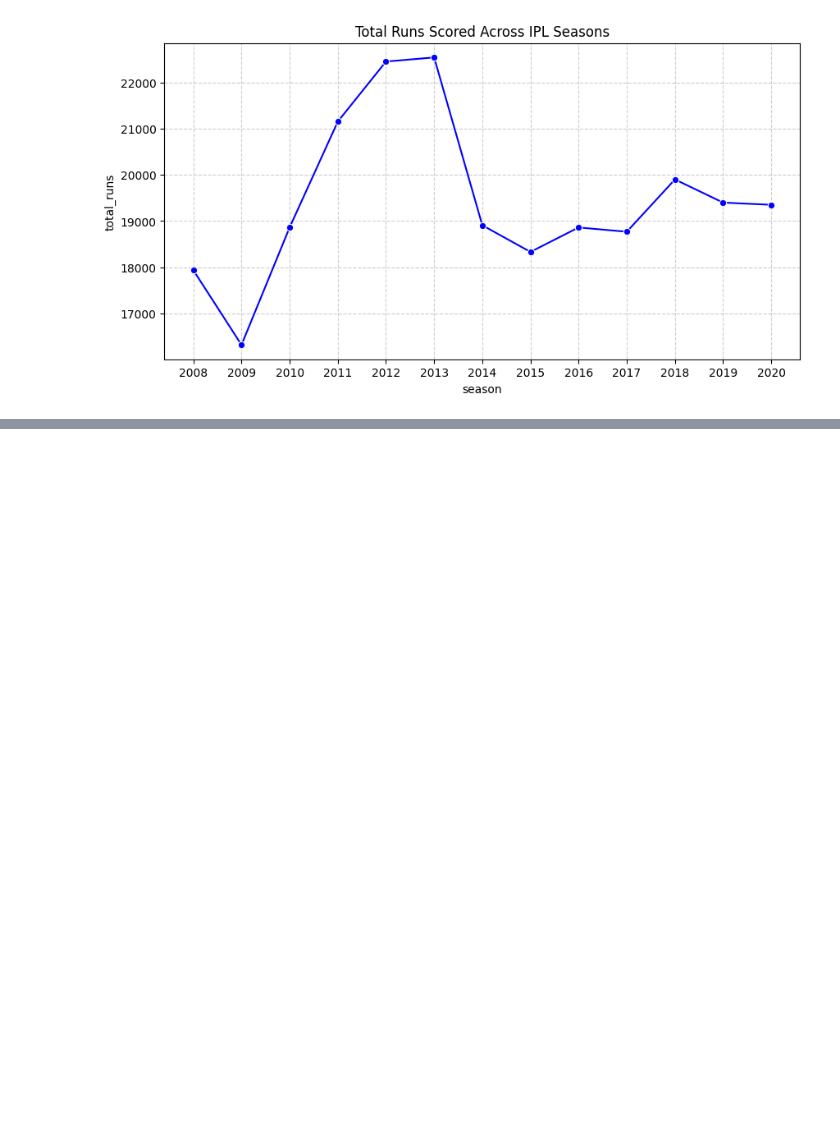
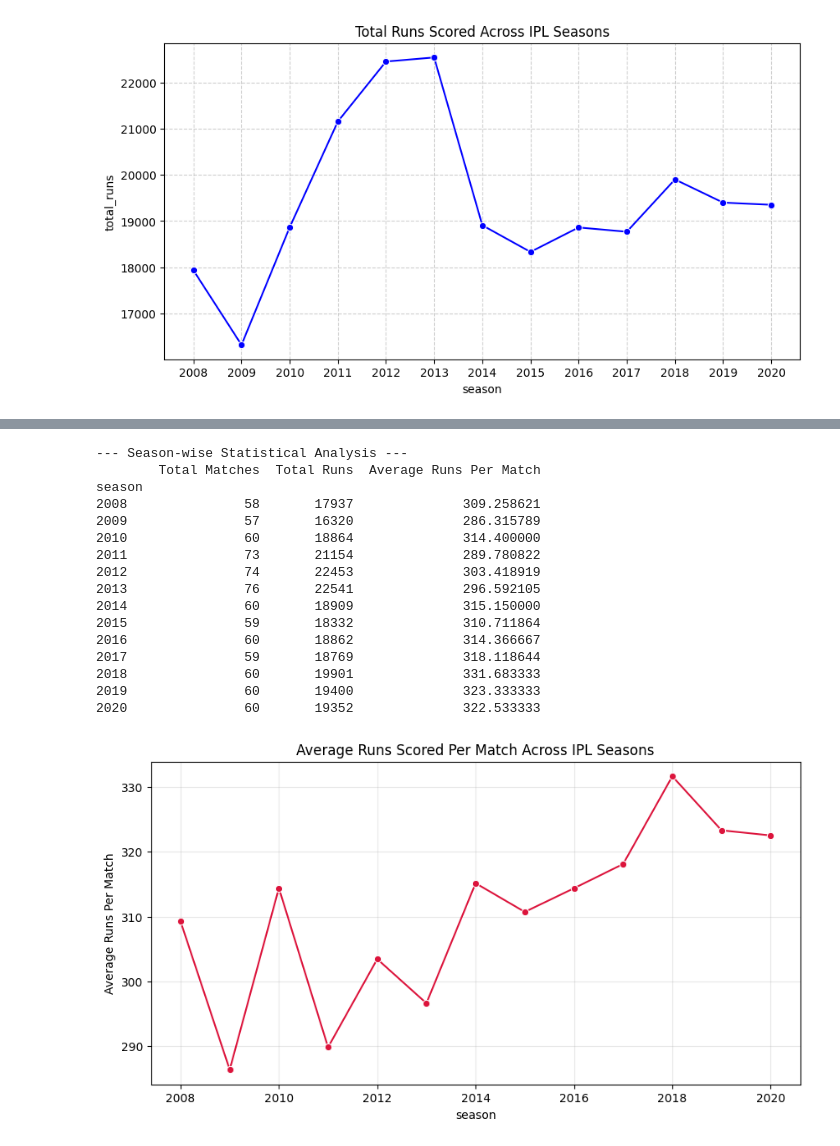
Before and after one commit to arunjthilak80/Data-Science-Projects, a Jupyter notebook: IPL_Dataset.ipynb, the cells around one changed output, grey strips where cells are left out. Drawn from its saved outputs; the diff is of its cells as text; code cells hidden in the pictures; blank space fills up the shorter version.

```diff
--- a/IPL_Dataset.ipynb
+++ b/IPL_Dataset.ipynb
@@ -168,0 +177,46 @@ plt.show()
+# %%
+# 1. Count of matches played in each season
+matches_per_season = matches_df['season'].value_counts().sort_index()
+
+# 2. Total runs scored in each season
+# First, merge 'season' from matches into deliveries
+merged_df = pd.merge(deliveries_df, matches_df[['id', 'season']], on='id', how='left')
+runs_per_season = merged_df.groupby('season')['total_runs'].sum()
+
+# 3. Runs scored per match in different seasons
+# Divide total runs by total matches for each season
+runs_per_match_season = runs_per_season / matches_per_season
+
+# Let's combine these insights into a clean summary table
+season_summary = pd.DataFrame({
+    'Total Matches': matches_per_season,
+    'Total Runs': runs_per_season,
+    'Average Runs Per Match': runs_per_match_season
+})
+print("--- Season-wise Statistical Analysis ---")
+print(season_summary)
+
+# Plotting the Average Runs Per Match over time
+plt.figure(figsize=(10, 5))
+sns.lineplot(data=season_summary, x=season_summary.index, y='Average Runs Per Match', marker='o', color='crimson')
+plt.title('Average Runs Scored Per Match Across IPL Seasons')
+plt.grid(True, alpha=0.3)
+plt.show()
+# %% [output]
+--- Season-wise Statistical Analysis ---
+        Total Matches  Total Runs  Average Runs Per Match
+season
+2008               58       17937              309.258621
+2009               57       16320              286.315789
+2010               60       18864              314.400000
+2011               73       21154              289.780822
+2012               74       22453              303.418919
+2013               76       22541              296.592105
+2014               60       18909              315.150000
+2015               59       18332              310.711864
+2016               60       18862              314.366667
+2017               59       18769              318.118644
+2018               60       19901              331.683333
+2019               60       19400              323.333333
+2020               60       19352              322.533333
+[figure, added]
```
Also changed, not shown: parts of 14 cells of this notebook.
